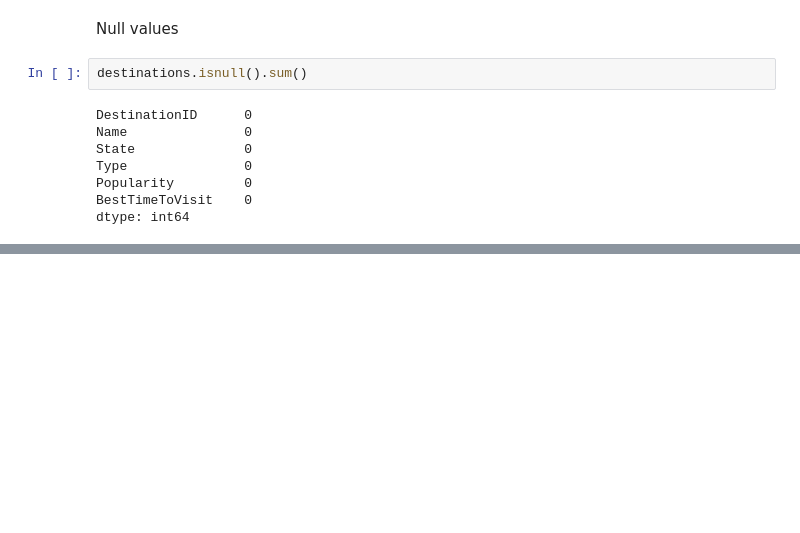
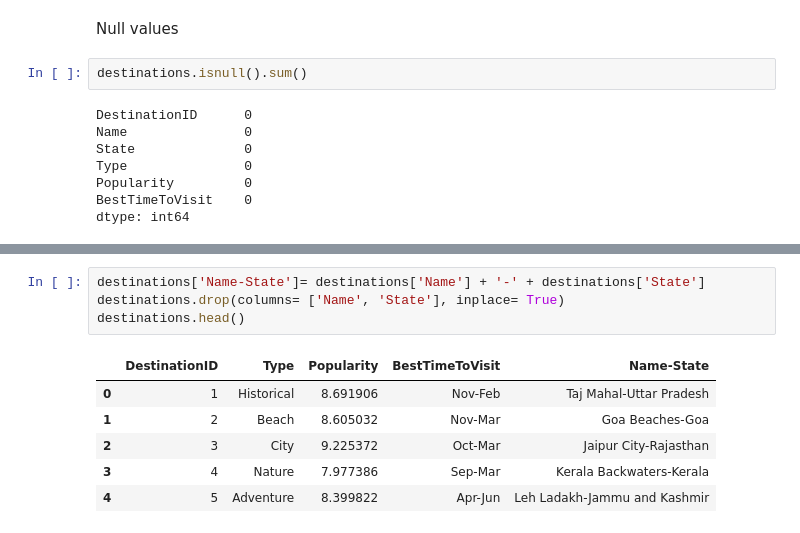
Before and after one commit to ErfanJoodi/EDA-on-Travel-dataset, a Jupyter notebook: EDA.ipynb, the cells around one changed output, grey strips where cells are left out. Cells and saved outputs as stored; diff of their text form; blank space fills up the shorter version.

```diff
--- a/EDA.ipynb
+++ b/EDA.ipynb
@@ -132,0 +270,11 @@ dtype: int64
+# %%
+destinations['Name-State']= destinations['Name'] + '-' + destinations['State']
+destinations.drop(columns= ['Name', 'State'], inplace= True)
+destinations.head()
+# %% [output]
+|  | DestinationID | Type | Popularity | BestTimeToVisit | Name-State |
+| 0 | 1 | Historical | 8.691906 | Nov-Feb | Taj Mahal-Uttar Pradesh |
+| 1 | 2 | Beach | 8.605032 | Nov-Mar | Goa Beaches-Goa |
+| 2 | 3 | City | 9.225372 | Oct-Mar | Jaipur City-Rajasthan |
+| 3 | 4 | Nature | 7.977386 | Sep-Mar | Kerala Backwaters-Kerala |
+| 4 | 5 | Adventure | 8.399822 | Apr-Jun | Leh Ladakh-Jammu and Kashmir |
```
Also changed, not shown: parts of 67 cells of this notebook.
